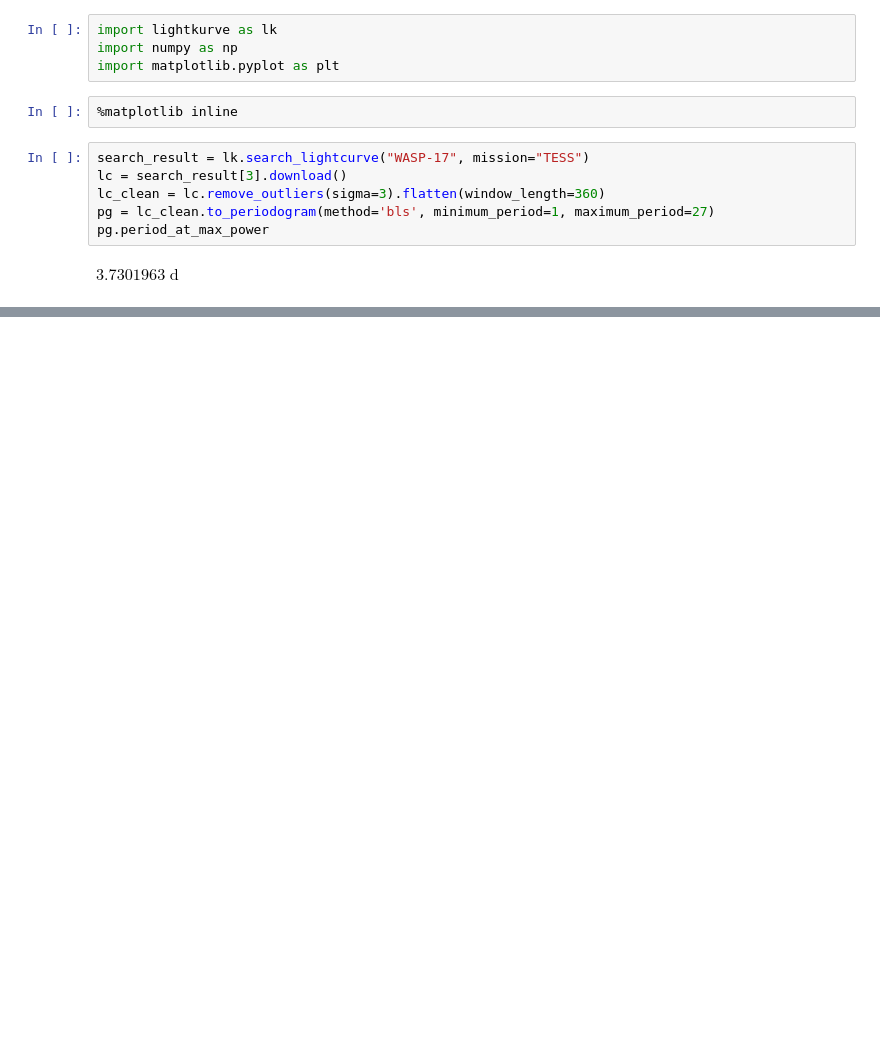
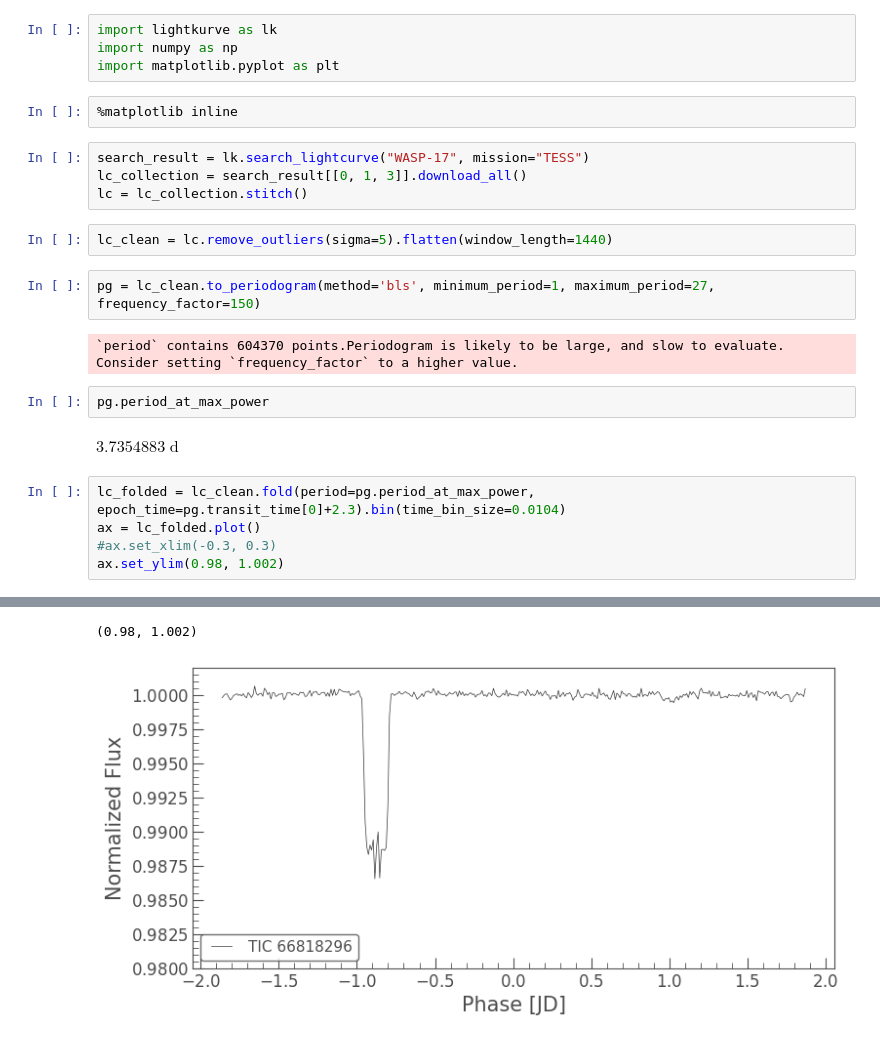
Before and after one commit to Yuvii-i/Exoplanet-Transit-Pipeline, a Jupyter notebook: transit_pipeline.ipynb, the cells around one changed output, grey strips where cells are left out. Saved outputs shown, nothing was run; the diff lists cells and outputs as text; blank space fills up the shorter version.

Commit message:
detected WASP-17b transit dip at depth 0.0125, radius ratio 0.111 vs published 0.1305

```diff
--- a/transit_pipeline.ipynb
+++ b/transit_pipeline.ipynb
@@ -6,9 +8,21 @@ import matplotlib.pyplot as plt
 %matplotlib inline
 # %%
 search_result = lk.search_lightcurve("WASP-17", mission="TESS")
-lc = search_result[3].download()
-lc_clean = lc.remove_outliers(sigma=3).flatten(window_length=360)
-pg = lc_clean.to_periodogram(method='bls', minimum_period=1, maximum_period=27)
-pg.period_at_max_power
+lc_collection = search_result[[0, 1, 3]].download_all()
+lc = lc_collection.stitch()
-# %% [output]
-$3.7301963 \; \mathrm{d}$
+# %%
+lc_clean = lc.remove_outliers(sigma=5).flatten(window_length=1440)
+# %%
+pg = lc_clean.to_periodogram(method='bls', minimum_period=1, maximum_period=27, frequency_factor=150)
+# %% [output]
+`period` contains 604370 points.Periodogram is likely to be large, and slow to evaluate. Consider setting `frequency_factor` to a higher value.
+# %%
+pg.period_at_max_power
+# %% [output]
+$3.7354883 \; \mathrm{d}$
+# %%
+lc_folded = lc_clean.fold(period=pg.period_at_max_power, epoch_time=pg.transit_time[0]+2.3).bin(time_bin_size=0.0104)
+ax = lc_folded.plot()
+#ax.set_xlim(-0.3, 0.3)
+ax.set_ylim(0.98, 1.002)
+# %% [output]
@@ -14,0 +30,2 @@ $3.7301963 \; \mathrm{d}$
+(0.98, 1.002)
+[figure, added]
```
Also changed, not shown: parts of 2 cells of this notebook.
